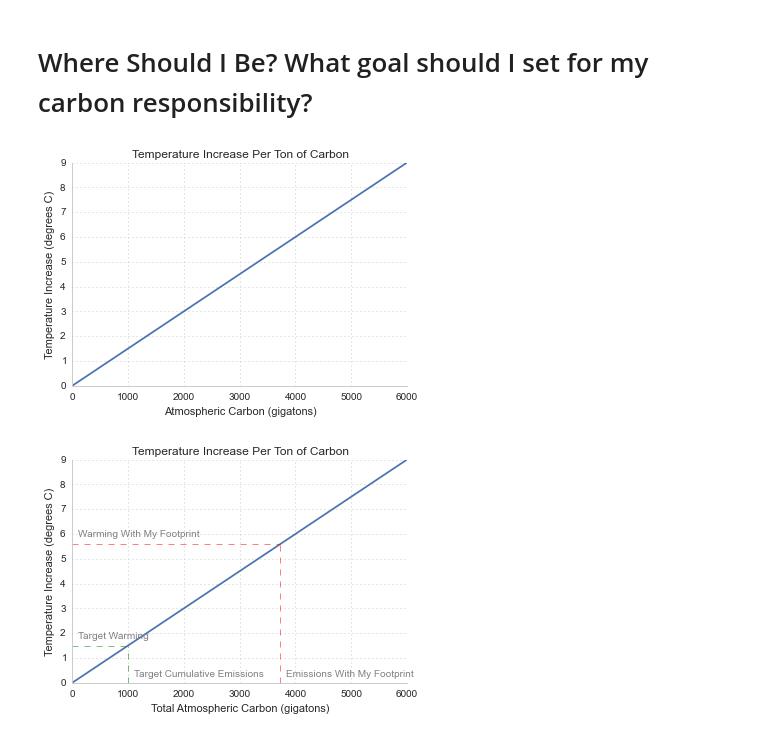
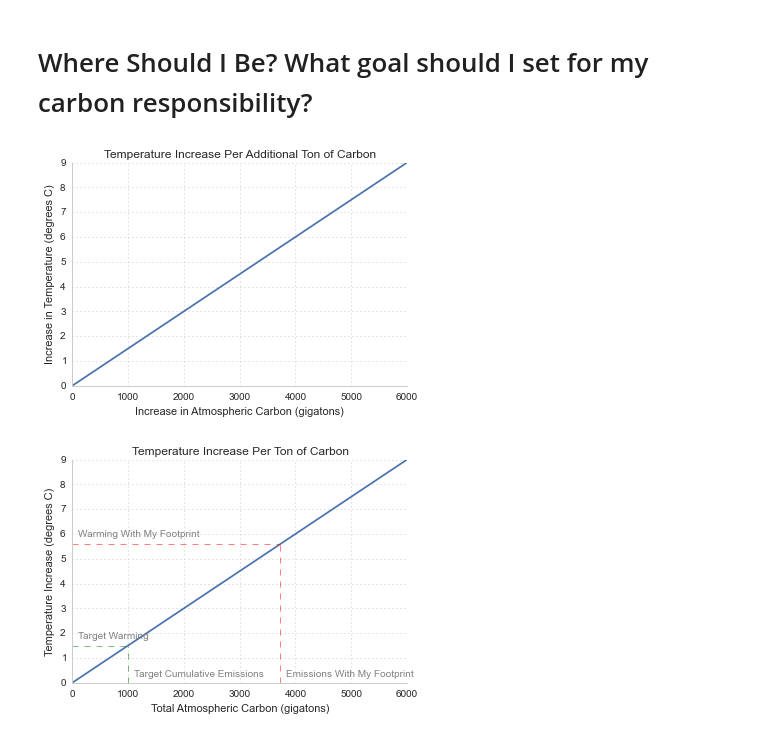
Before and after one commit to pdarche/carbon, a Jupyter notebook: notebooks/Carbon Footprint - EDA.ipynb, the cells around one changed output. Cells and saved outputs as stored; diff of their text form; code cells hidden in the pictures.

```diff
--- a/notebooks/Carbon Footprint - EDA.ipynb
+++ b/notebooks/Carbon Footprint - EDA.ipynb
@@ -197,16 +197,16 @@ y = x * 1.5
 # %%
 ax = plt.axes()
 sns.despine()
 modify_gridlines(ax)
 
 plt.plot(x * 1000, y)
-plt.title('Temperature Increase Per Ton of Carbon')
-plt.xlabel('Atmospheric Carbon (gigatons)')
-plt.ylabel('Temperature Increase (degrees C)')
+plt.title('Temperature Increase Per Additional Ton of Carbon')
+plt.xlabel('Increase in Atmospheric Carbon (gigatons)')
+plt.ylabel('Increase in Temperature (degrees C)')
 
 pylab.savefig('../images/temp_increase_per_ton.png')
 # %% [output]
-[figure, old version]
+[figure, new version]
 # %%
 avg_annual_footprint_tons = ((grouped.get_group(2015).carbon.sum() + grouped.get_group(2014).carbon.sum()) / 2) / 1000
 # %%
```
Also changed, not shown: parts of 1 cell of this notebook, 3 other files.
